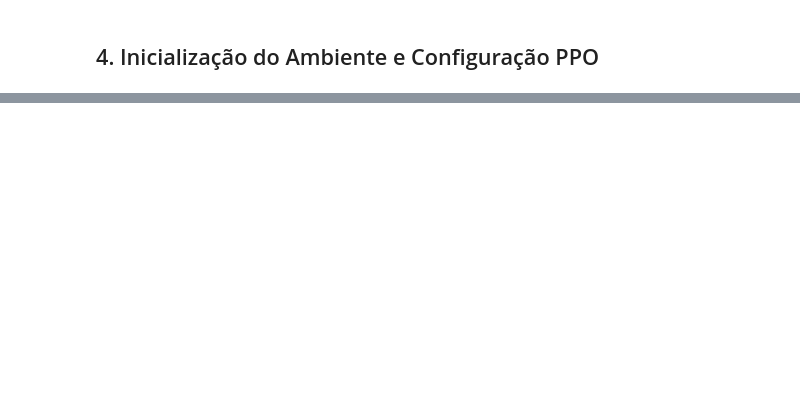
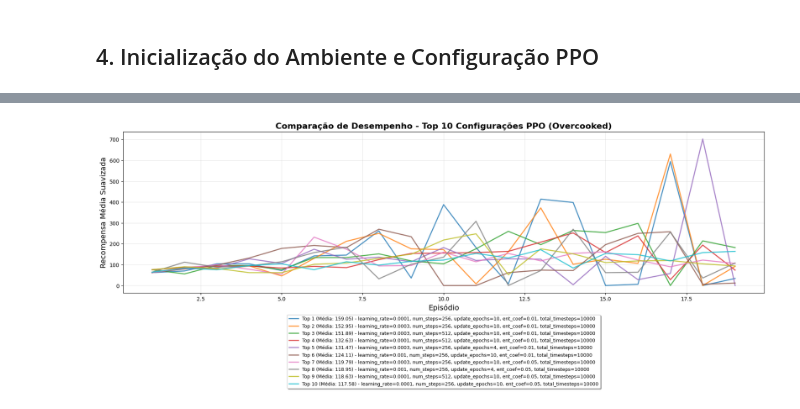
Before and after one commit to thaisfds/overcooked-marl-env, a Jupyter notebook: TP_Overcooked.ipynb, the cells around one changed output, grey strips where cells are left out. Saved outputs shown, nothing was run; the diff lists cells and outputs as text; code cells hidden in the pictures; blank space fills up the shorter version.

```diff
--- a/TP_Overcooked.ipynb
+++ b/TP_Overcooked.ipynb
@@ -1117,0 +295,14 @@ Visualização salva em: overcooked_agent_visualization.png
+# %%
+def generate_hyperparameter_combinations(param_grid: dict) -> list:
+    """
+    Gera todas as combinações possíveis de hiperparâmetros a partir de um dicionário.
+    Args:
+        param_grid: dicionário que mapeia nomes dos hiperparâmetros em listas de valores possíveis
+    """
+    from itertools import product
+
+    keys = param_grid.keys()
+    values = [param_grid[key] for key in keys]
+    combinations_raw = product(*values)
+    combinations = [dict(zip(keys, v)) for v in combinations_raw]
+    return combinations
@@ -1117,0 +879,32 @@ Visualização salva em: overcooked_agent_visualization.png
+# %%
+plt.figure(figsize=(18, 8))
+
+for i, (mean_reward, params, rewards_history) in enumerate(top_10_models):
+    # Calcula média móvel
+    window = min(20, len(rewards_history) // 5) if len(rewards_history) > 20 else 1
+    if window > 1:
+        smoothed_rewards = moving_average_manual(rewards_history, window)
+        x_smooth = range(window, len(rewards_history) + 1)
+    else:
+        smoothed_rewards = rewards_history
+        x_smooth = range(1, len(rewards_history) + 1)
+
+    # Cria string de parâmetros (mostra apenas os mais importantes)
+    important_params = ['learning_rate', 'num_steps', 'update_epochs', 'ent_coef', 'total_timesteps']
+    param_str = ", ".join([f"{k}={params[k]}" for k in important_params if k in params])
+
+    plt.plot(x_smooth, smoothed_rewards,
+             label=f'Top {i+1} (Média: {mean_reward:.2f}) - {param_str}',
+             linewidth=2, alpha=0.8)
+
+plt.title('Comparação de Desempenho - Top 10 Configurações PPO (Overcooked)', fontsize=16, fontweight='bold')
+plt.xlabel('Episódio', fontsize=14)
+plt.ylabel('Recompensa Média Suavizada', fontsize=14)
+plt.legend(fontsize=9, loc='upper center', bbox_to_anchor=(0.5, -0.12),
+           fancybox=True, shadow=True, ncol=1)
+plt.grid(True, alpha=0.3)
+plt.tight_layout(rect=[0, 0.05, 1, 1])
+plt.savefig('midia/ppo_overcooked_comparison.png', dpi=150, bbox_inches='tight')
+plt.show()
+# %% [output]
+[figure, added]
```
Also changed, not shown: parts of 21 cells of this notebook, 14 other files.
